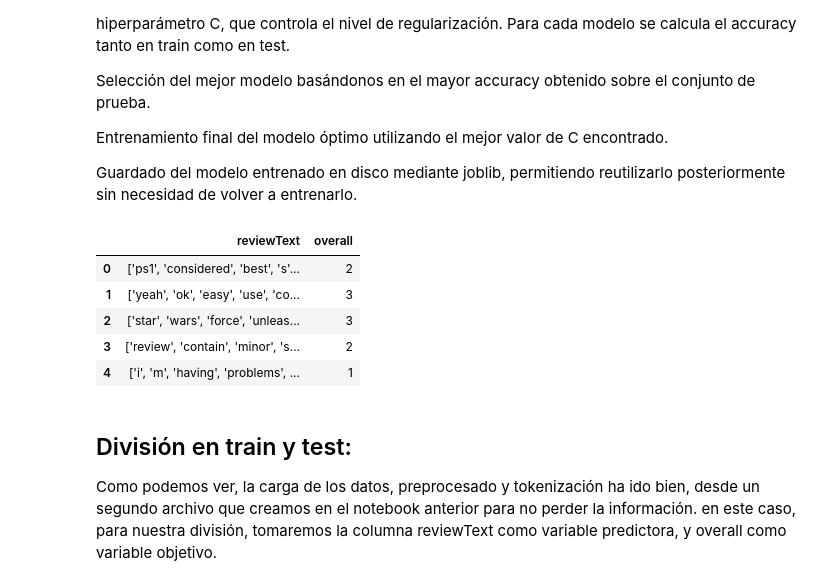
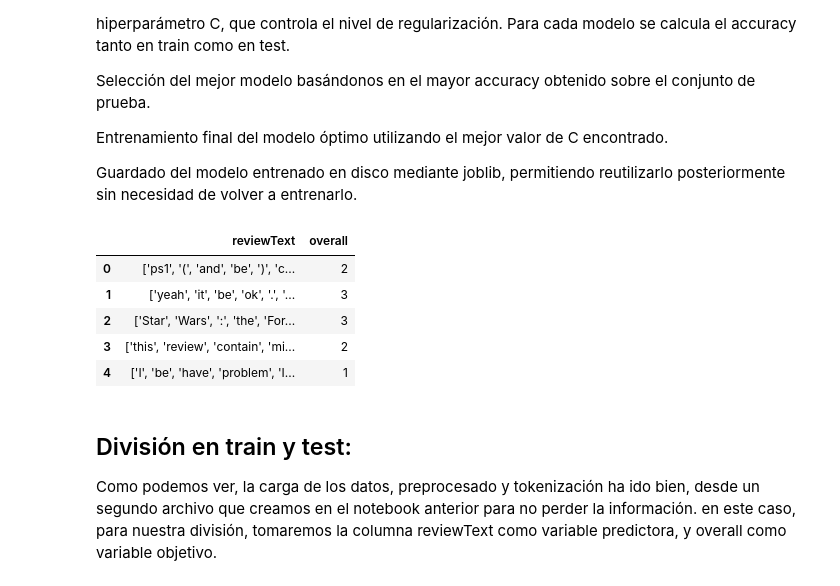
Before and after one commit to Rcerezo-dev/NLP, a Jupyter notebook: 3.0.Division_y_entrenamiento.ipynb, the cells around one changed output. Saved outputs shown, nothing was run; the diff lists cells and outputs as text; code cells hidden in the pictures.

```diff
--- a/3.0.Division_y_entrenamiento.ipynb
+++ b/3.0.Division_y_entrenamiento.ipynb
@@ -37,19 +37,19 @@ Guardado del modelo entrenado en disco mediante joblib, permitiendo reutilizarlo
 # %%
 #Cargamos el archivo .csv
 
 import pandas as pd
 
-path = r'C:\Users\rammu\Documents\projects\NLP_04\práctica\reviews_Video_Games_5_balanced_preprocessed.csv'
+path = r'reviews_Video_Games_5_balanced_preprocessed.csv'
 
 df = pd.read_csv(path)
 df.head()
 # %% [output]
 |  | reviewText | overall |
-| 0 | ['ps1', 'considered', 'best', 's'... | 2 |
-| 1 | ['yeah', 'ok', 'easy', 'use', 'co... | 3 |
-| 2 | ['star', 'wars', 'force', 'unleas... | 3 |
-| 3 | ['review', 'contain', 'minor', 's... | 2 |
-| 4 | ['i', 'm', 'having', 'problems', ... | 1 |
+| 0 | ['ps1', '(', 'and', 'be', ')', 'c... | 2 |
+| 1 | ['yeah', 'it', 'be', 'ok', '.', '... | 3 |
+| 2 | ['Star', 'Wars', ':', 'the', 'For... | 3 |
+| 3 | ['this', 'review', 'contain', 'mi... | 2 |
+| 4 | ['I', 'be', 'have', 'problem', 'I... | 1 |
 # %% [markdown]
 ## División en train y test:
 Como podemos ver, la carga de los datos, preprocesado y tokenización ha ido bien, desde un segundo archivo que creamos en el notebook anterior para no perder la información.
```
Also changed, not shown: parts of 19 cells of this notebook, 10 other files.
